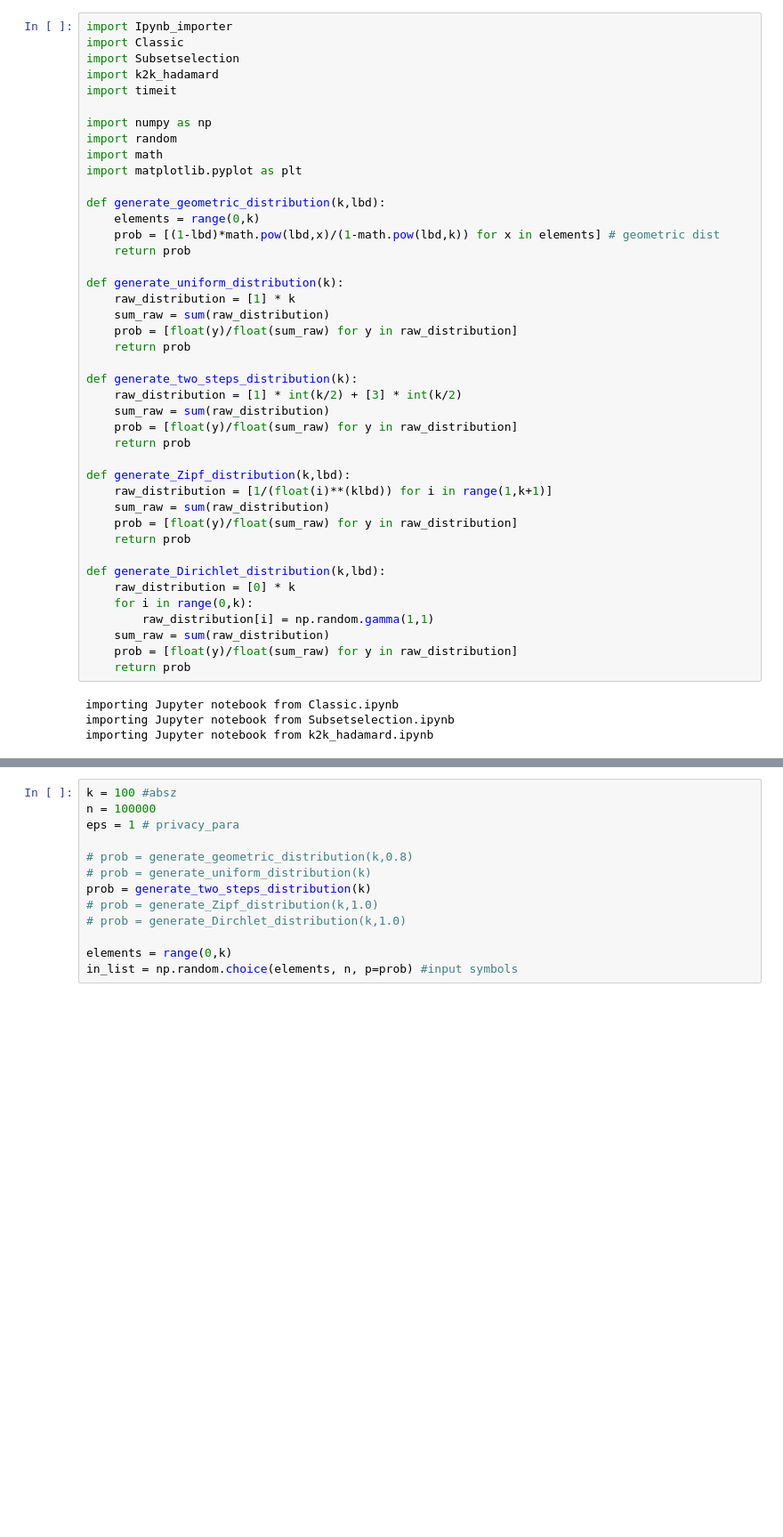
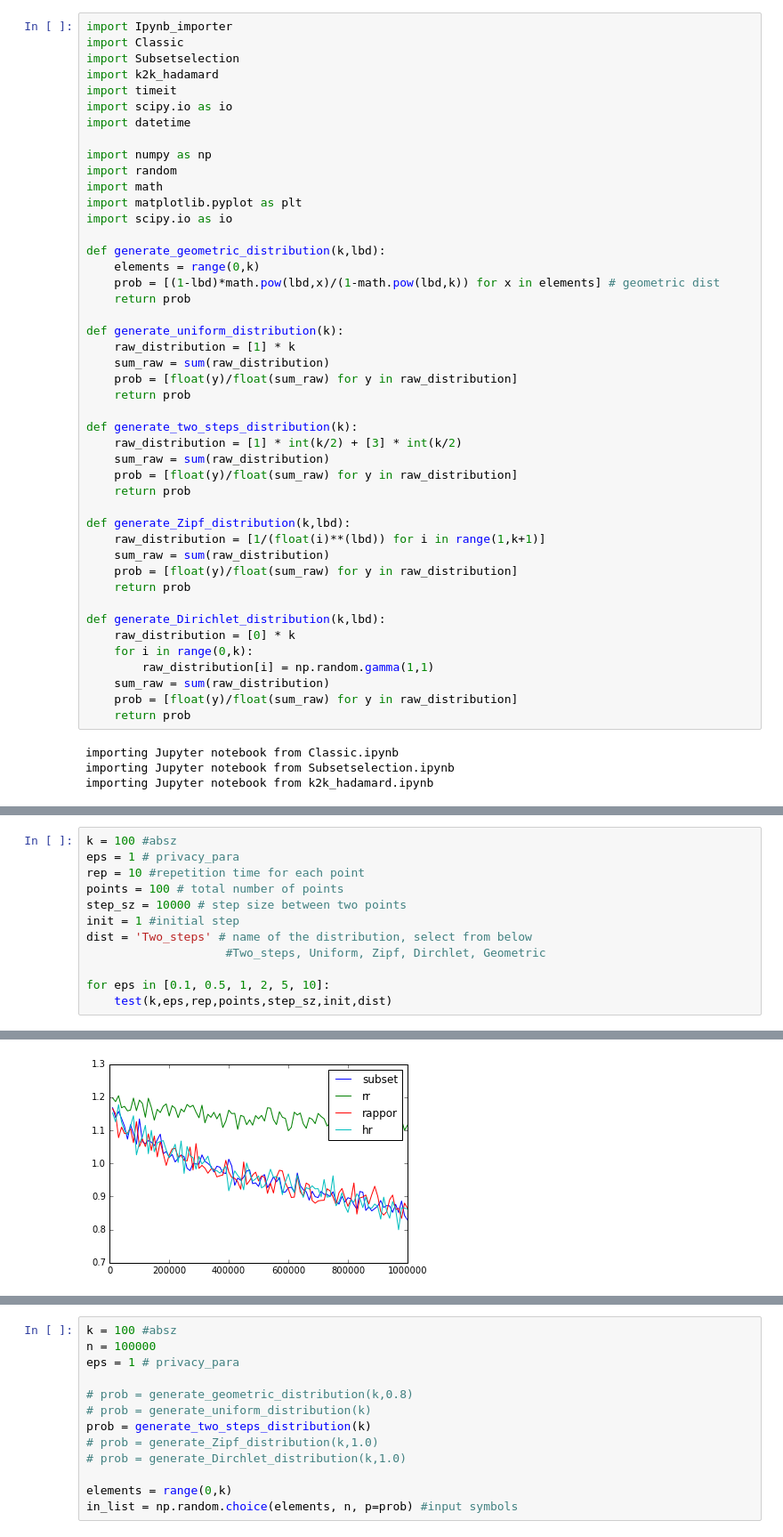
Before and after one commit to zitengsun/hadamard_response, a Jupyter notebook: main.ipynb, the cells around one changed output, grey strips where cells are left out. Shown: that part at 89% size. Drawn from its saved outputs; the diff is of its cells as text; blank space fills up the shorter version.

Commit message:
Modularize testing function
Write the testing script into a funciton and write code to save the test data.

```diff
--- a/main.ipynb
+++ b/main.ipynb
@@ -4,11 +4,14 @@ import Classic
 import Subsetselection
 import k2k_hadamard
 import timeit
+import scipy.io as io
+import datetime
 
 import numpy as np
 import random
 import math
 import matplotlib.pyplot as plt
+import scipy.io as io
 
 def generate_geometric_distribution(k,lbd):
     elements = range(0,k)
@@ -28,7 +31,7 @@ def generate_two_steps_distribution(k):
     return prob
 
 def generate_Zipf_distribution(k,lbd):
-    raw_distribution = [1/(float(i)**(klbd)) for i in range(1,k+1)]
+    raw_distribution = [1/(float(i)**(lbd)) for i in range(1,k+1)]
     sum_raw = sum(raw_distribution)
     prob = [float(y)/float(sum_raw) for y in raw_distribution]
     return prob
@@ -46,0 +166,13 @@ importing Jupyter notebook from k2k_hadamard.ipynb
+# %%
+k = 100 #absz
+eps = 1 # privacy_para
+rep = 10 #repetition time for each point
+points = 100 # total number of points
+step_sz = 10000 # step size between two points
+init = 1 #initial step
+dist = 'Two_steps' # name of the distribution, select from below
+                    #Two_steps, Uniform, Zipf, Dirchlet, Geometric
+
+for eps in [0.1, 0.5, 1, 2, 5, 10]:
+    test(k,eps,rep,points,step_sz,init,dist)
+# %% [output]
@@ -46,0 +197 @@ importing Jupyter notebook from k2k_hadamard.ipynb
+[figure, added]
```
Also changed, not shown: parts of 10 cells of this notebook, 3 other files.
